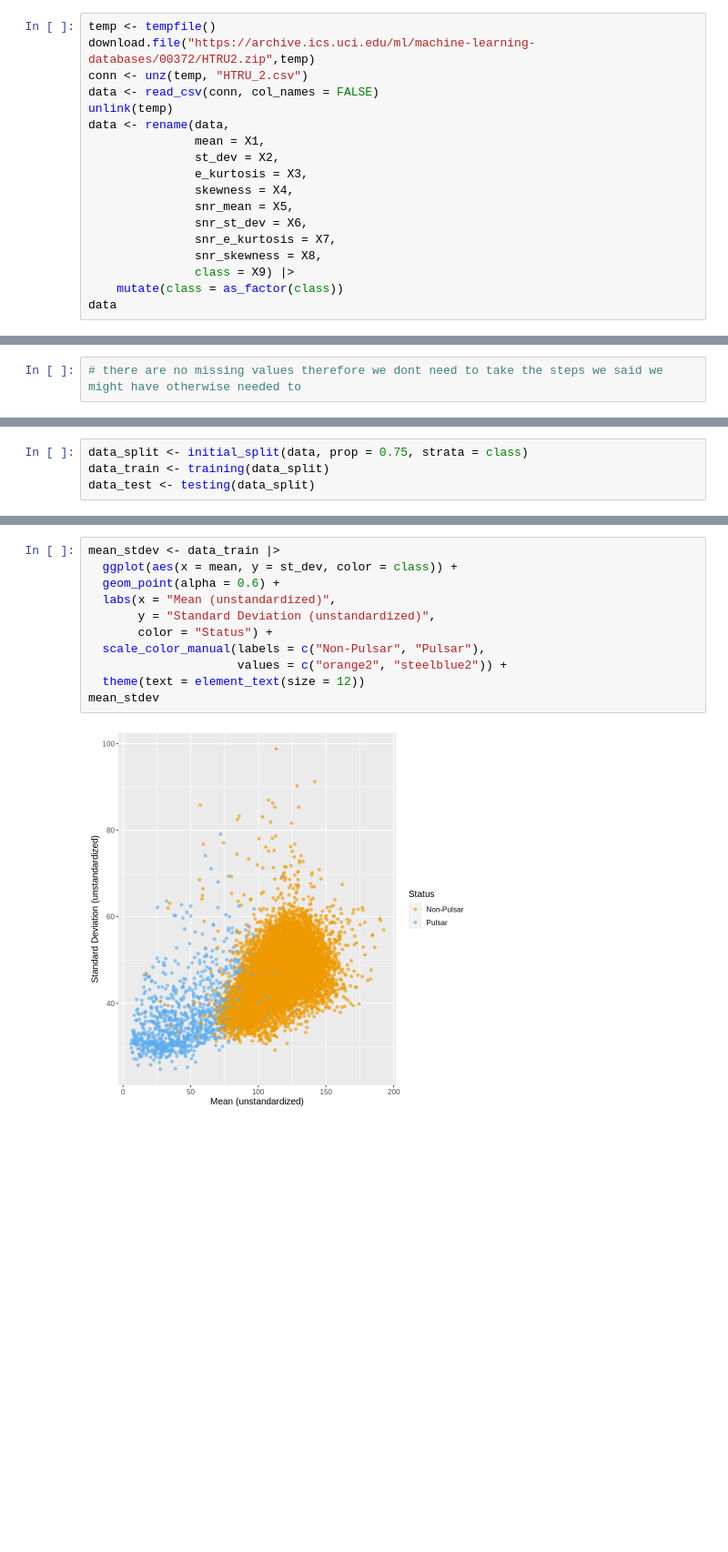
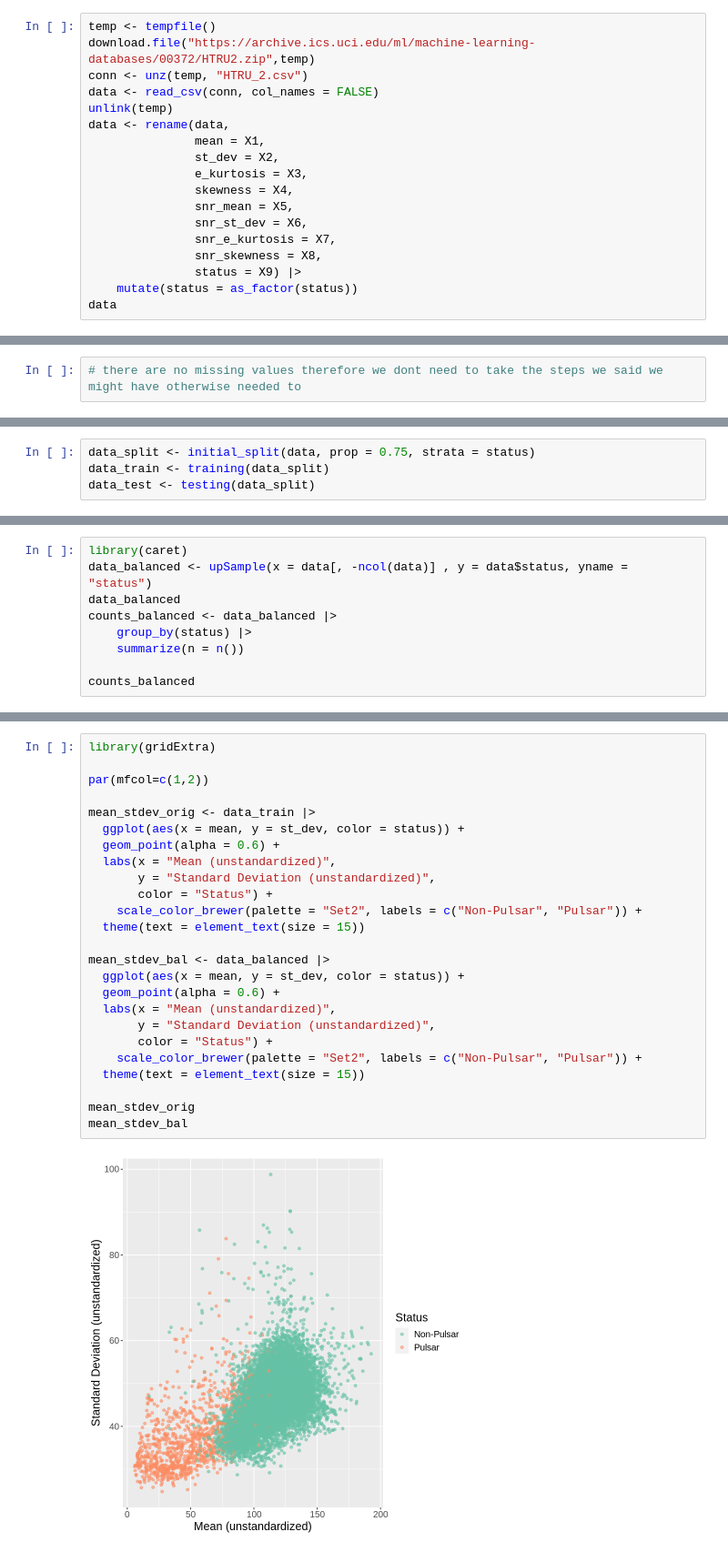
Before and after one commit to underscoreHasan/dsci-100-2022w1-group-77, a Jupyter notebook: proposal.ipynb, the cells around one changed output, grey strips where cells are left out. Shown: that part at 91% size. Drawn from its saved outputs; the diff is of its cells as text; blank space fills up the shorter version.

Commit message:
Adds more plots and refines previous comments and cell ordering

```diff
--- a/proposal.ipynb
+++ b/proposal.ipynb
@@ -111,8 +93,8 @@ data <- rename(data,
                snr_st_dev = X6,
                snr_e_kurtosis = X7,
                snr_skewness = X8,
-               class = X9) |>
-    mutate(class = as_factor(class))
+               status = X9) |>
+    mutate(status = as_factor(status))
 data
 # %% [output]
 Rows: 17898 Columns: 9
@@ -166,4 +134,4 @@ missing_vals
 # %%
-data_split <- initial_split(data, prop = 0.75, strata = class)
+data_split <- initial_split(data, prop = 0.75, strata = status)
 data_train <- training(data_split)
 data_test <- testing(data_split)
@@ -169,0 +156,9 @@ data_test <- testing(data_split)
+# %%
+library(caret)
+data_balanced <- upSample(x = data[, -ncol(data)] , y = data$status, yname = "status")
+data_balanced
+counts_balanced <- data_balanced |>
+    group_by(status) |>
+    summarize(n = n())
+
+counts_balanced
@@ -170,13 +187,27 @@ data_test <- testing(data_split)
 # %%
-mean_stdev <- data_train |>
-  ggplot(aes(x = mean, y = st_dev, color = class)) +
+library(gridExtra)
+
+par(mfcol=c(1,2))
+
+mean_stdev_orig <- data_train |>
+  ggplot(aes(x = mean, y = st_dev, color = status)) +
   geom_point(alpha = 0.6) +
   labs(x = "Mean (unstandardized)",
        y = "Standard Deviation (unstandardized)",
        color = "Status") +
-  scale_color_manual(labels = c("Non-Pulsar", "Pulsar"),
-                     values = c("orange2", "steelblue2")) +
-  theme(text = element_text(size = 12))
-mean_stdev
+    scale_color_brewer(palette = "Set2", labels = c("Non-Pulsar", "Pulsar")) +
+  theme(text = element_text(size = 15))
+
+mean_stdev_bal <- data_balanced |>
+  ggplot(aes(x = mean, y = st_dev, color = status)) +
+  geom_point(alpha = 0.6) +
+  labs(x = "Mean (unstandardized)",
+       y = "Standard Deviation (unstandardized)",
+       color = "Status") +
+    scale_color_brewer(palette = "Set2", labels = c("Non-Pulsar", "Pulsar")) +
+  theme(text = element_text(size = 15))
+
+mean_stdev_orig
+mean_stdev_bal
 # %% [output]
-[figure, old version]
+[figure, new version]
```
Also changed, not shown: parts of 11 cells of this notebook.
